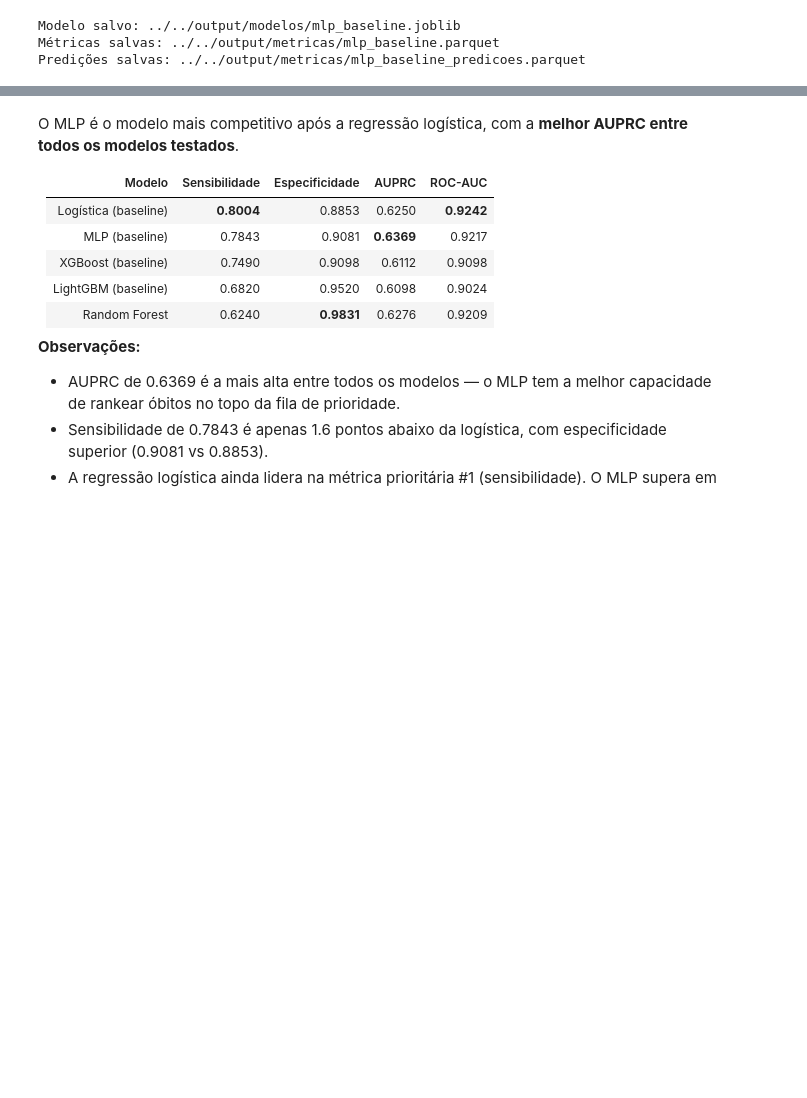
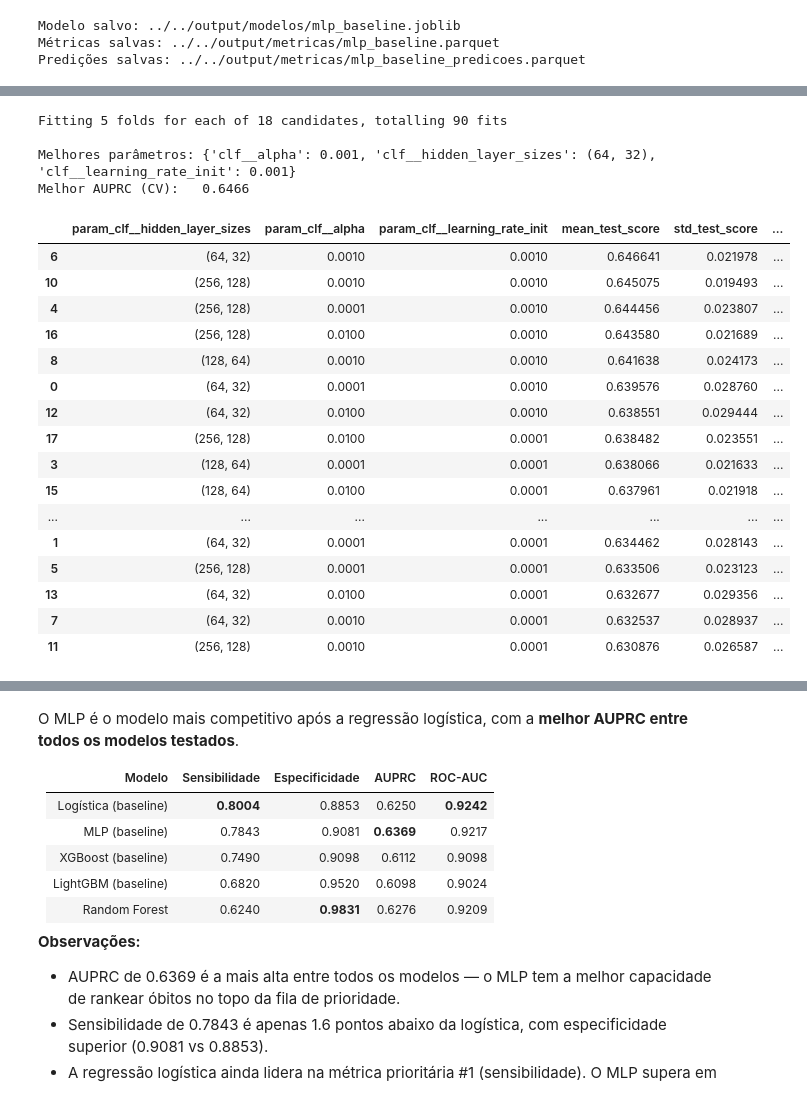
Before and after one commit to jorgedss/iris_study, a Jupyter notebook: notebooks/03_models/mlp.ipynb, the cells around one changed output, grey strips where cells are left out. Drawn from its saved outputs; the diff is of its cells as text; code cells hidden in the pictures; blank space fills up the shorter version.

```diff
--- a/notebooks/03_models/mlp.ipynb
+++ b/notebooks/03_models/mlp.ipynb
@@ -398,0 +405,72 @@ Predições salvas: ../../output/metricas/mlp_baseline_predicoes.parquet
+# %%
+from sklearn.model_selection import GridSearchCV, StratifiedKFold
+
+class BalancedMLP(MLPClassifier):
+    """MLPClassifier com compute_sample_weight('balanced') aplicado por fold no CV."""
+    def fit(self, X, y, **kwargs):
+        sample_weight = compute_sample_weight('balanced', y)
+        return super().fit(X, y, sample_weight=sample_weight)
+
+def build_pipeline():
+    return Pipeline([
+        ('pre', preprocessor),
+        ('clf', BalancedMLP(
+            activation='relu',
+            solver='adam',
+            max_iter=200,
+            early_stopping=True,
+            validation_fraction=0.1,
+            random_state=RANDOM_STATE,
+        )),
+    ])
+
+param_grid = {
+    'clf__hidden_layer_sizes': [(64, 32), (128, 64), (256, 128)],
+    'clf__alpha':              [0.0001, 0.001, 0.01],
+    'clf__learning_rate_init': [0.001, 0.0001],
+}
+
+cv = StratifiedKFold(n_splits=5, shuffle=True, random_state=RANDOM_STATE)
+
+grid_search = GridSearchCV(
+    estimator=build_pipeline(),
+    param_grid=param_grid,
+    scoring='average_precision',
+    cv=cv,
+    n_jobs=-1,
+    verbose=1,
+    refit=True,
+)
+
+grid_search.fit(X_train_prep, y_train)
+
+print(f'\nMelhores parâmetros: {grid_search.best_params_}')
+print(f'Melhor AUPRC (CV):   {grid_search.best_score_:.4f}')
+
+df_cv = pd.DataFrame(grid_search.cv_results_)
+df_cv = df_cv[['param_clf__hidden_layer_sizes', 'param_clf__alpha', 'param_clf__learning_rate_init',
+               'mean_test_score', 'std_test_score', 'rank_test_score']]
+df_cv = df_cv.sort_values('rank_test_score')
+display(df_cv)
+# %% [output]
+Fitting 5 folds for each of 18 candidates, totalling 90 fits
+
+Melhores parâmetros: {'clf__alpha': 0.001, 'clf__hidden_layer_sizes': (64, 32), 'clf__learning_rate_init': 0.001}
+Melhor AUPRC (CV):   0.6466
+|  | param_clf__hidden_layer_sizes | param_clf__alpha | param_clf__learning_rate_init | mean_test_score | std_test_score | ... |
+| 6 | (64, 32) | 0.0010 | 0.0010 | 0.646641 | 0.021978 | ... |
+| 10 | (256, 128) | 0.0010 | 0.0010 | 0.645075 | 0.019493 | ... |
+| 4 | (256, 128) | 0.0001 | 0.0010 | 0.644456 | 0.023807 | ... |
+| 16 | (256, 128) | 0.0100 | 0.0010 | 0.643580 | 0.021689 | ... |
+| 8 | (128, 64) | 0.0010 | 0.0010 | 0.641638 | 0.024173 | ... |
+| 0 | (64, 32) | 0.0001 | 0.0010 | 0.639576 | 0.028760 | ... |
+| 12 | (64, 32) | 0.0100 | 0.0010 | 0.638551 | 0.029444 | ... |
+| 17 | (256, 128) | 0.0100 | 0.0001 | 0.638482 | 0.023551 | ... |
+| 3 | (128, 64) | 0.0001 | 0.0001 | 0.638066 | 0.021633 | ... |
+| 15 | (128, 64) | 0.0100 | 0.0001 | 0.637961 | 0.021918 | ... |
+| ... | ... | ... | ... | ... | ... | ... |
+| 1 | (64, 32) | 0.0001 | 0.0001 | 0.634462 | 0.028143 | ... |
+| 5 | (256, 128) | 0.0001 | 0.0001 | 0.633506 | 0.023123 | ... |
+| 13 | (64, 32) | 0.0100 | 0.0001 | 0.632677 | 0.029356 | ... |
+| 7 | (64, 32) | 0.0010 | 0.0001 | 0.632537 | 0.028937 | ... |
+| 11 | (256, 128) | 0.0010 | 0.0001 | 0.630876 | 0.026587 | ... |
```
Also changed, not shown: parts of 6 cells of this notebook, 9 other files.
